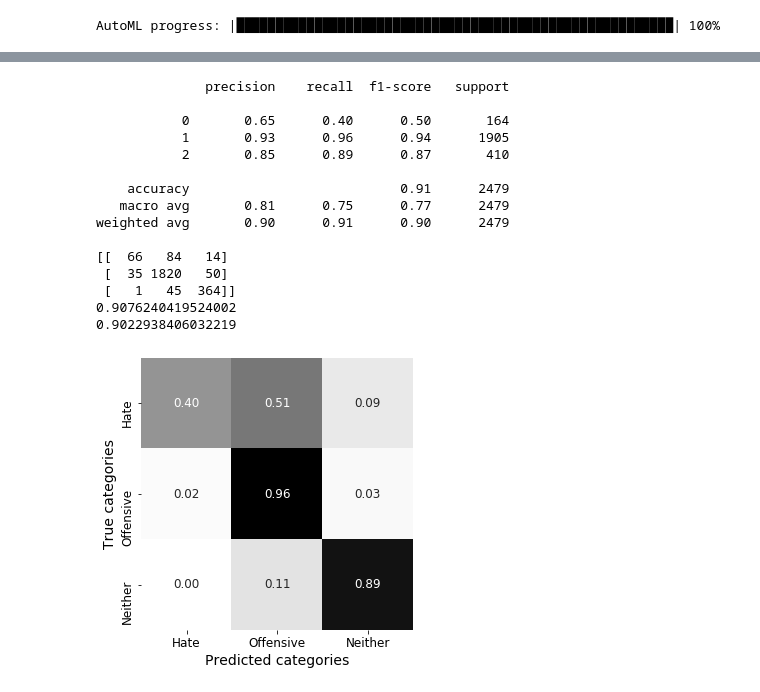
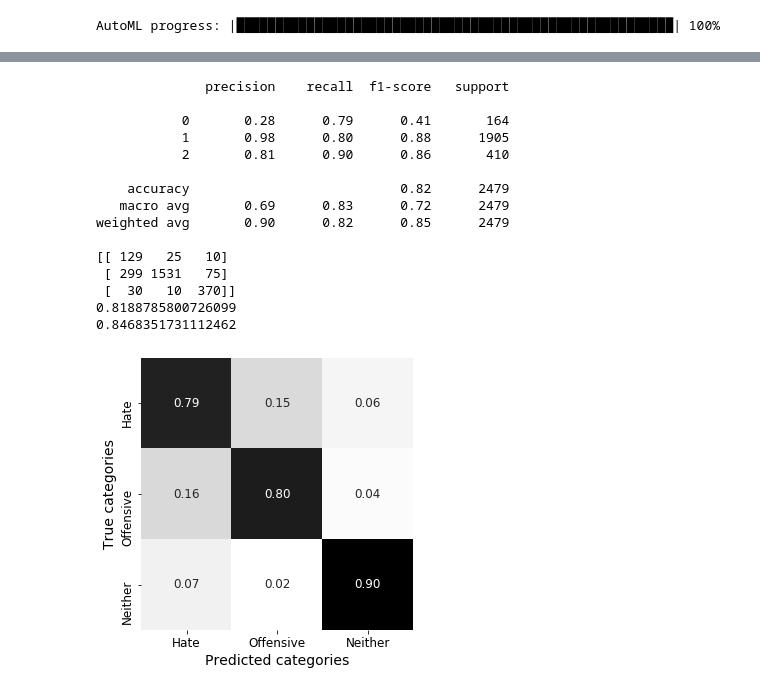
Before and after one commit to mjorgen1/DAADRISE_AbusiveLangProject, a Jupyter notebook: H2o-Work/DavidsonFeatureExtractionAndH2OAutoML.ipynb, the cells around one changed output, grey strips where cells are left out. Drawn from its saved outputs; the diff is of its cells as text; code cells hidden in the pictures.

```diff
--- a/H2o-Work/DavidsonFeatureExtractionAndH2OAutoML.ipynb
+++ b/H2o-Work/DavidsonFeatureExtractionAndH2OAutoML.ipynb
@@ -456,45 +435,45 @@ print(var)
 y_test = h2o.as_list(test[y], use_pandas=True)
 y_pred = h2o.as_list(preds["predict"])
 report = classification_report(y_test, y_pred)
 print(report)
 print(metrics.confusion_matrix(y_test, y_pred))
 print(metrics.accuracy_score(y_test, y_pred))
 print(metrics.f1_score(y_test, y_pred, average='weighted'))
 
 confusion_matrix = metrics.confusion_matrix(y_test,y_pred)
 matrix_proportions = np.zeros((3,3))
 for i in range(0,3):
     matrix_proportions[i,:] = confusion_matrix[i,:]/float(confusion_matrix[i,:].sum())
 names=['Hate','Offensive','Neither']
 confusion_df = pd.DataFrame(matrix_proportions, index=names,columns=names)
 plt.figure(figsize=(5,5))
 seaborn.heatmap(confusion_df,annot=True,annot_kws={"size": 12},cmap='gist_gray_r',cbar=False, square=True,fmt='.2f')
 plt.ylabel(r'True categories',fontsize=14)
 plt.xlabel(r'Predicted categories',fontsize=14)
 plt.tick_params(labelsize=12)
-plt.savefig('C:/Users/mikec/Documents/Results/Univariate3000ClusterMax05.png')
+plt.savefig('C:/Users/mikec/Documents/Results/Univariate3000RandomMax05.png')
 
-f = open("C:/Users/mikec/Documents/Results/Univariate3000ClusterMax05.txt", "a")
-print("Univariate feature selection with 3000 features and under-sampling with cluster centroids, max run time 30 mins", file=f)
+f = open("C:/Users/mikec/Documents/Results/Univariate3000RandomMax05.txt", "a")
+print("Univariate feature selection with 3000 features and under-sampling with random, max run time 30 mins", file=f)
 print(report, file=f)
 print(metrics.confusion_matrix(y_test, y_pred), file=f)
 print(metrics.accuracy_score(y_test, y_pred), file=f)
 print(metrics.f1_score(y_test, y_pred, average='weighted'), file=f)
 f.close()
 # %% [output]
               precision    recall  f1-score   support
 
-           0       0.65      0.40      0.50       164
-           1       0.93      0.96      0.94      1905
-           2       0.85      0.89      0.87       410
+           0       0.28      0.79      0.41       164
+           1       0.98      0.80      0.88      1905
+           2       0.81      0.90      0.86       410
 
-    accuracy                           0.91      2479
-   macro avg       0.81      0.75      0.77      2479
-weighted avg       0.90      0.91      0.90      2479
+    accuracy                           0.82      2479
+   macro avg       0.69      0.83      0.72      2479
+weighted avg       0.90      0.82      0.85      2479
 
-[[  66   84   14]
- [  35 1820   50]
- [   1   45  364]]
-0.9076240419524002
-0.9022938406032219
+[[ 129   25   10]
+ [ 299 1531   75]
+ [  30   10  370]]
+0.8188785800726099
+0.8468351731112462
-[figure, old version]
+[figure, new version]
```
Also changed, not shown: parts of 18 cells of this notebook, 1 other file.
